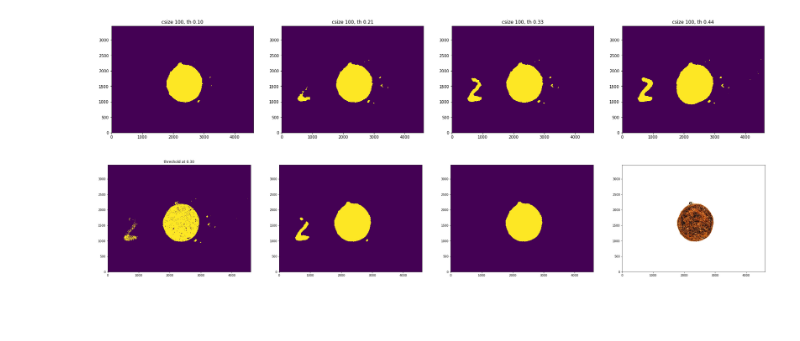
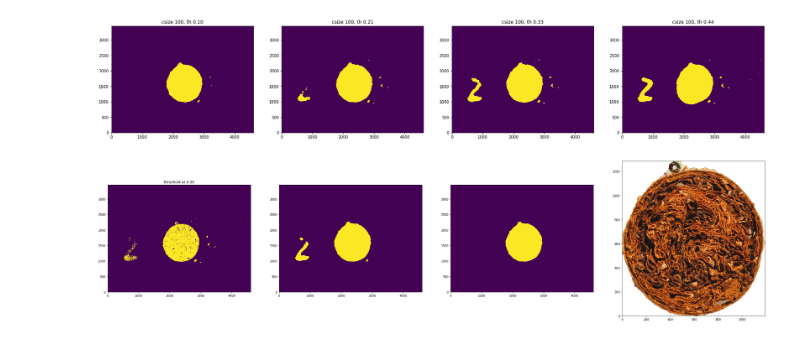
Before and after one commit to cigar-research/cigar-research, a Jupyter notebook: tomography/cutout_test.ipynb, the cells around one changed output. Drawn from its saved outputs; the diff is of its cells as text; code cells hidden in the pictures; blank space fills up the shorter version.

Commit message:
tomography image cut out in batch

```diff
--- a/tomography/cutout_test.ipynb
+++ b/tomography/cutout_test.ipynb
@@ -203,32 +203,34 @@ closed_bimg = cv2.morphologyEx(closed_bimg, cv2.MORPH_OPEN, closing_kernel)
 
 plt.subplot(142)
 plt.imshow(closed_bimg)
 
 io.imsave("closed_bimg.png", closed_bimg)
 
 # Find the largest contour and extract it
 im, contours, hierarchy = cv2.findContours(closed_bimg,cv2.RETR_EXTERNAL,cv2.CHAIN_APPROX_NONE )
 
 maxContour = 0
 for contour in contours:
     contourSize = cv2.contourArea(contour)
     if contourSize > maxContour:
         maxContour = contourSize
         maxContourData = contour
 
 # Create a mask from the largest contour
 mask = np.zeros_like(bin_img)
 cv2.fillPoly(mask,[maxContourData],1)
 plt.subplot(143)
 plt.imshow(mask)
 
 # Use mask to crop data from original image
 finalImage = orig_img * mask[:,:,np.newaxis] + (1-mask[:,:,np.newaxis]) * np.array([255, 255, 255], dtype=np.uint8).reshape(1,1,3)
-finalImage = finalImage
+maxc = np.amax(maxContourData[:,0,:],axis=0) + 1
+minc = np.amin(maxContourData[:,0,:],axis=0)
+finalImage = finalImage[minc[1]:maxc[1],minc[0]:maxc[0],:]
 plt.subplot(144)
 plt.imshow(finalImage)
 plt.show()
 
 io.imsave("final_img.png", finalImage[::-1,:,:])
 # %% [output]
-[figure, old version]
+[figure, new version]
```
Also changed, not shown: parts of 4 cells of this notebook, 3 other files.
